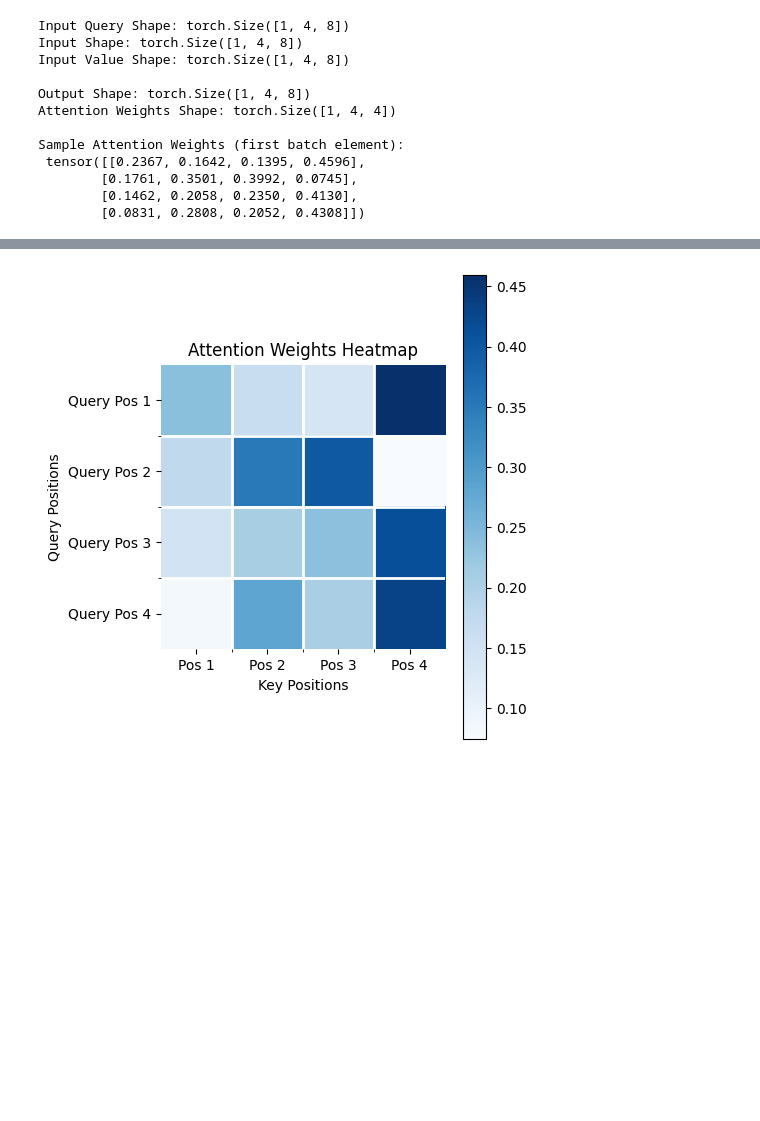
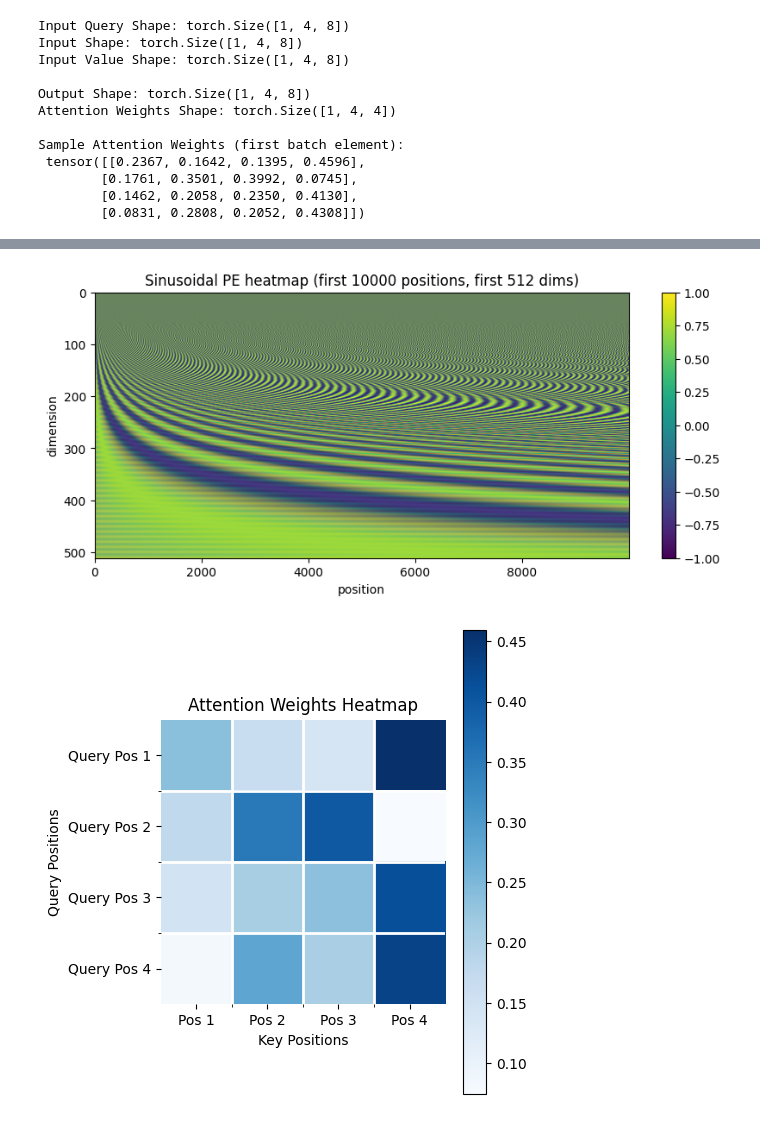
Before and after one commit to jtang25/llm, a Jupyter notebook: transformer.ipynb, the cells around one changed output, grey strips where cells are left out. Drawn from its saved outputs; the diff is of its cells as text; code cells hidden in the pictures; blank space fills up the shorter version.

```diff
--- a/transformer.ipynb
+++ b/transformer.ipynb
@@ -60,3 +60,13 @@ Sample Attention Weights (first batch element):
         [0.1761, 0.3501, 0.3992, 0.0745],
         [0.1462, 0.2058, 0.2350, 0.4130],
         [0.0831, 0.2808, 0.2052, 0.4308]])
+# %%
+def sinusodial_embeddings(max_len, d_model):
+    pe = torch.zeros(max_len, d_model)
+    position = torch.arange(0, max_len).unsqueeze(1).float()
+    div_term = torch.exp(torch.arange(0, d_model, 2).float() * (-math.log(10000.0) / d_model))
+    pe[:, 0::2] = torch.sin(position * div_term)
+    pe[:, 1::2] = torch.cos(position * div_term)
+    return pe
+
+sinusodial_embeddings(10000, 512)
@@ -63,3 +87,31 @@ Sample Attention Weights (first batch element):
+# %%
+import math
+import torch
+import matplotlib.pyplot as plt
+
+def sinusodial_embeddings(max_len, d_model):
+    pe = torch.zeros(max_len, d_model)
+    position = torch.arange(0, max_len).unsqueeze(1).float()
+    div_term = torch.exp(torch.arange(0, d_model, 2).float() * (-math.log(10000.0) / d_model))
+    pe[:, 0::2] = torch.sin(position * div_term)
+    pe[:, 1::2] = torch.cos(position * div_term)
+    return pe
+
+pe = sinusodial_embeddings(1000000, 512)
+
+N = 10000
+D = 512
+x = pe[:N, :D].T.cpu().numpy()
+
+plt.figure(figsize=(10, 4))
+plt.imshow(x, aspect="auto")
+plt.xlabel("position")
+plt.ylabel("dimension")
+plt.title(f"Sinusoidal PE heatmap (first {N} positions, first {D} dims)")
+plt.colorbar()
+plt.show()
+# %% [output]
+[figure, added]
 # %%
 import matplotlib.pyplot as plt
 import torch
```
Also changed, not shown: parts of 1 cell of this notebook, 3 other files.
